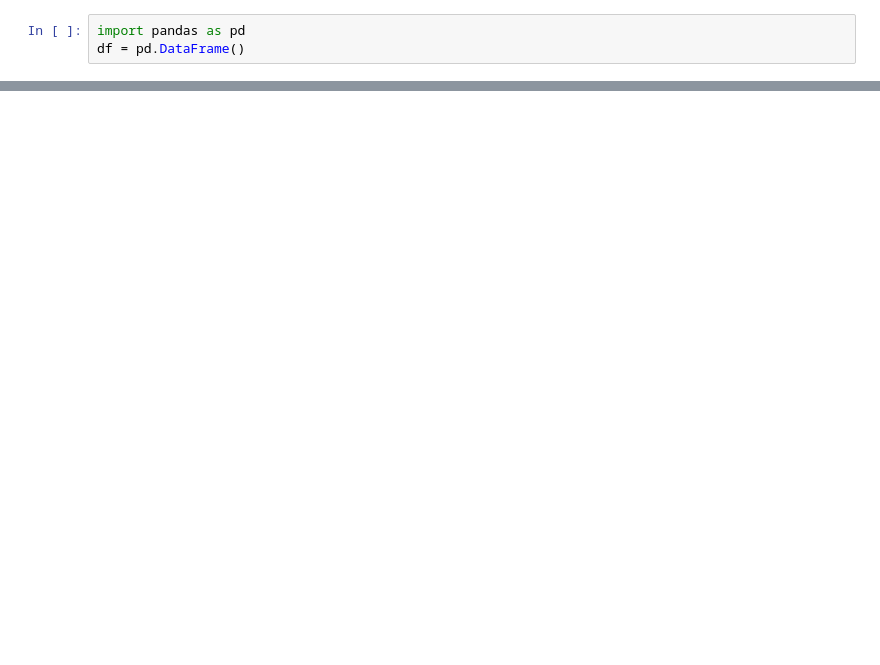
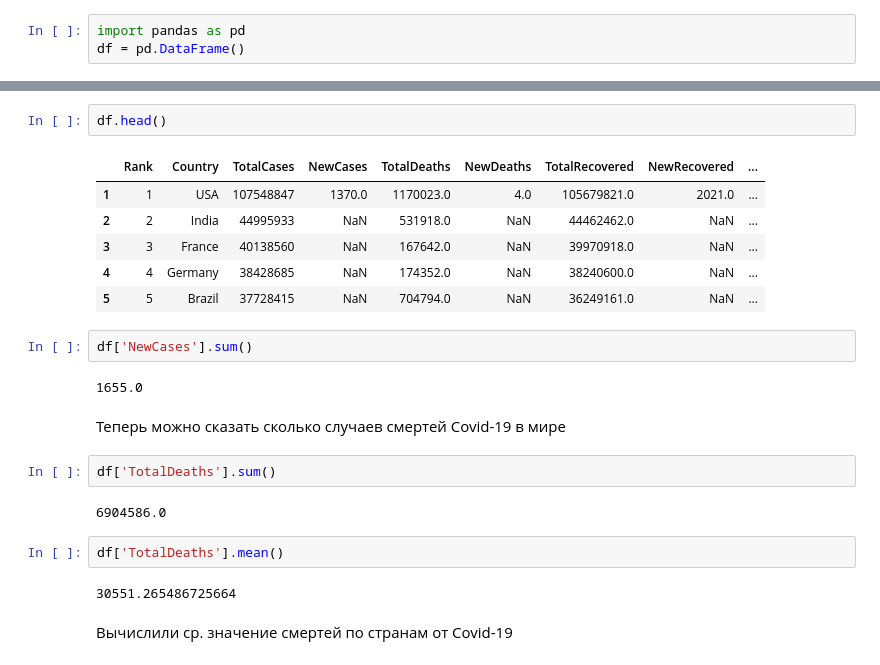
Before and after one commit to EkatAVD/EkatAVD, a Jupyter notebook: AvdeevaEV.ipynb, the cells around one changed output, grey strips where cells are left out. Cells and saved outputs as stored; diff of their text form; blank space fills up the shorter version.

```diff
--- a/AvdeevaEV.ipynb
+++ b/AvdeevaEV.ipynb
@@ -15,0 +103,25 @@ df1.isna()
+# %%
+df.head()
+# %% [output]
+|  | Rank | Country | TotalCases | NewCases | TotalDeaths | NewDeaths | TotalRecovered | NewRecovered | ... |
+| 1 | 1 | USA | 107548847 | 1370.0 | 1170023.0 | 4.0 | 105679821.0 | 2021.0 | ... |
+| 2 | 2 | India | 44995933 | NaN | 531918.0 | NaN | 44462462.0 | NaN | ... |
+| 3 | 3 | France | 40138560 | NaN | 167642.0 | NaN | 39970918.0 | NaN | ... |
+| 4 | 4 | Germany | 38428685 | NaN | 174352.0 | NaN | 38240600.0 | NaN | ... |
+| 5 | 5 | Brazil | 37728415 | NaN | 704794.0 | NaN | 36249161.0 | NaN | ... |
+# %%
+df['NewCases'].sum()
+# %% [output]
+1655.0
+# %% [markdown]
+Теперь можно сказать сколько случаев смертей Covid-19 в мире
+# %%
+df['TotalDeaths'].sum()
+# %% [output]
+6904586.0
+# %%
+df['TotalDeaths'].mean()
+# %% [output]
+30551.265486725664
+# %% [markdown]
+Вычислили ср. значение смертей по странам от Covid-19
```
Also changed, not shown: parts of 21 cells of this notebook.
